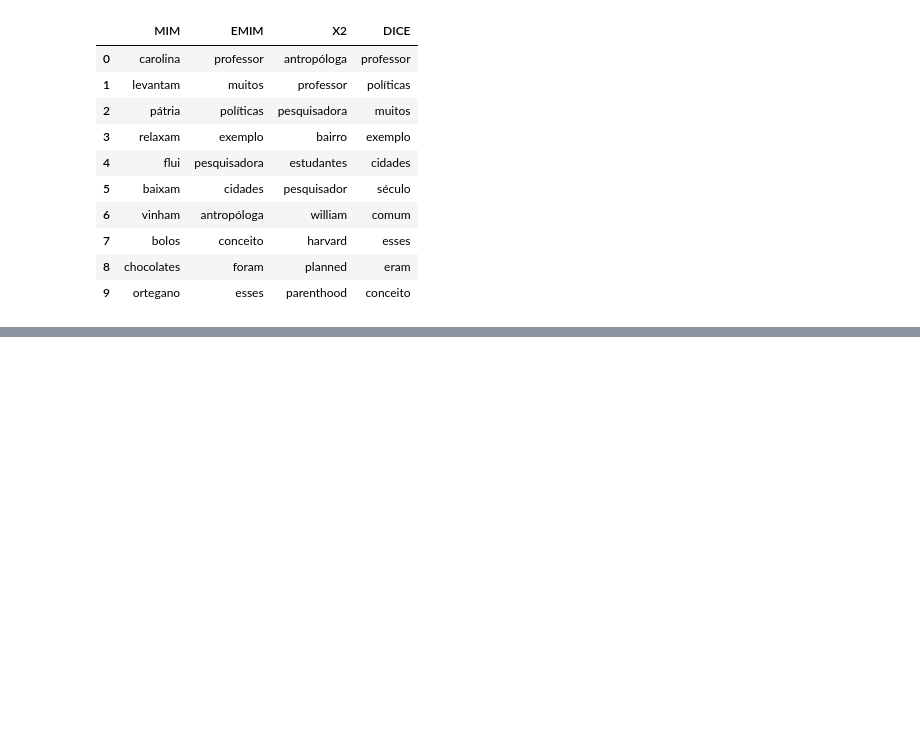
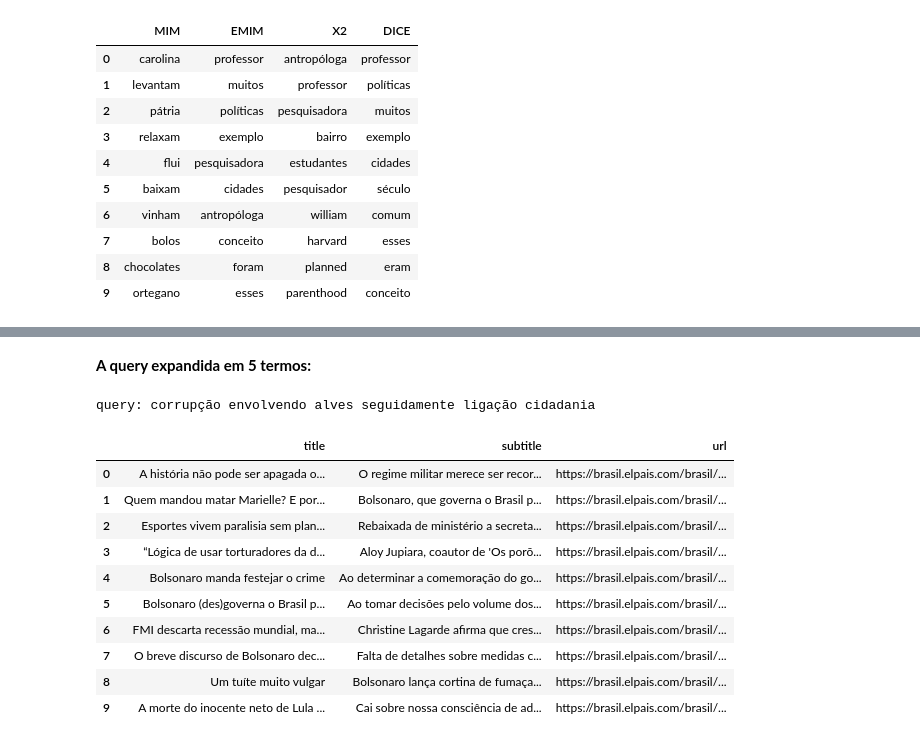
Before and after one commit to viniagostini/information_retrieval, a Jupyter notebook: lab5/lab5.ipynb, the cells around one changed output, grey strips where cells are left out. Drawn from its saved outputs; the diff is of its cells as text; code cells hidden in the pictures; blank space fills up the shorter version.

```diff
--- a/lab5/lab5.ipynb
+++ b/lab5/lab5.ipynb
@@ -244,0 +319,22 @@ Para os 4 primeiros termos, o resultado é muito semelhante. No entanto, observa
+# %% [markdown]
+**A query expandida em 5 termos:**
+# %%
+terms = get_n_closest_terms_x2(query, index, 5)
+query_5 = query
+for term in terms:
+    query_5 += " " + term
+print("query: " + query_5)
+print_doc_at_time_retrieval_docs(query_5, index, 10)
+# %% [output]
+query: corrupção envolvendo alves seguidamente ligação cidadania
+|  | title | subtitle | url |
+| 0 | A história não pode ser apagada o... | O regime militar merece ser recor... | https://brasil.elpais.com/brasil/... |
+| 1 | Quem mandou matar Marielle? E por... | Bolsonaro, que governa o Brasil p... | https://brasil.elpais.com/brasil/... |
+| 2 | Esportes vivem paralisia sem plan... | Rebaixada de ministério a secreta... | https://brasil.elpais.com/brasil/... |
+| 3 | “Lógica de usar torturadores da d... | Aloy Jupiara, coautor de 'Os porõ... | https://brasil.elpais.com/brasil/... |
+| 4 | Bolsonaro manda festejar o crime | Ao determinar a comemoração do go... | https://brasil.elpais.com/brasil/... |
+| 5 | Bolsonaro (des)governa o Brasil p... | Ao tomar decisões pelo volume dos... | https://brasil.elpais.com/brasil/... |
+| 6 | FMI descarta recessão mundial, ma... | Christine Lagarde afirma que cres... | https://brasil.elpais.com/brasil/... |
+| 7 | O breve discurso de Bolsonaro dec... | Falta de detalhes sobre medidas c... | https://brasil.elpais.com/brasil/... |
+| 8 | Um tuíte muito vulgar | Bolsonaro lança cortina de fumaça... | https://brasil.elpais.com/brasil/... |
+| 9 | A morte do inocente neto de Lula ... | Cai sobre nossa consciência de ad... | https://brasil.elpais.com/brasil/... |
```
Also changed, not shown: parts of 12 cells of this notebook.
